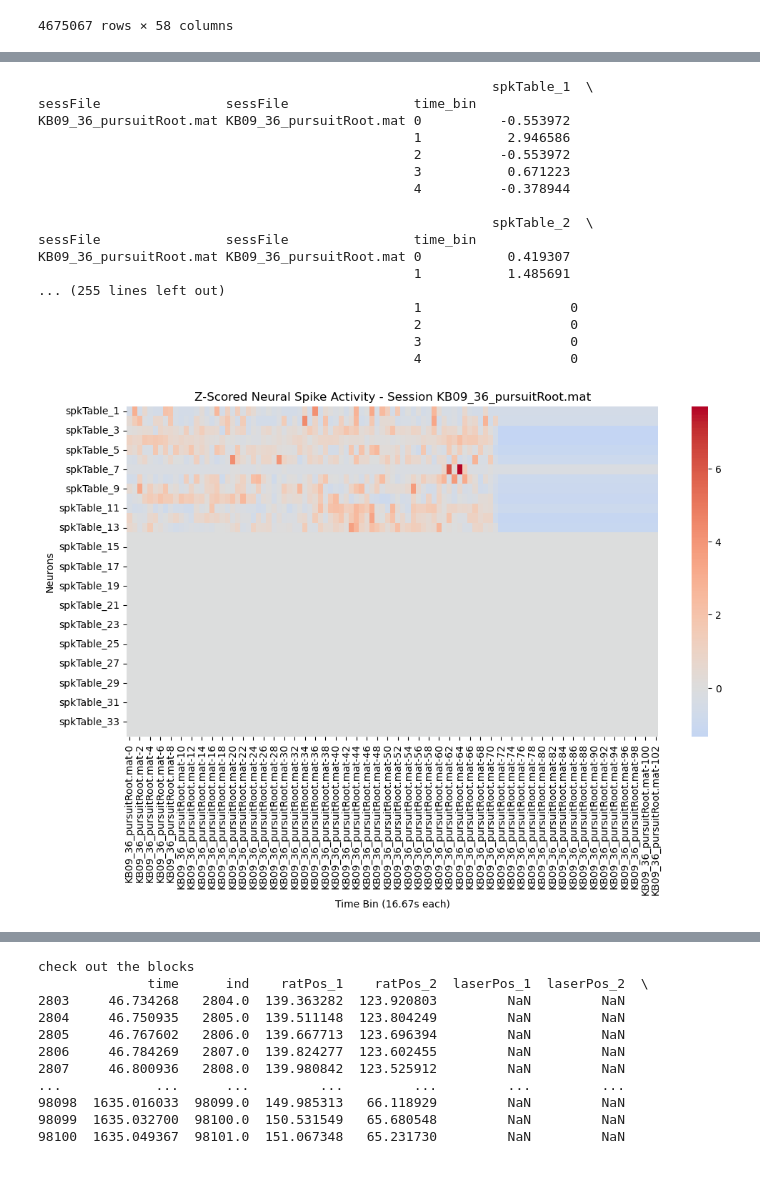
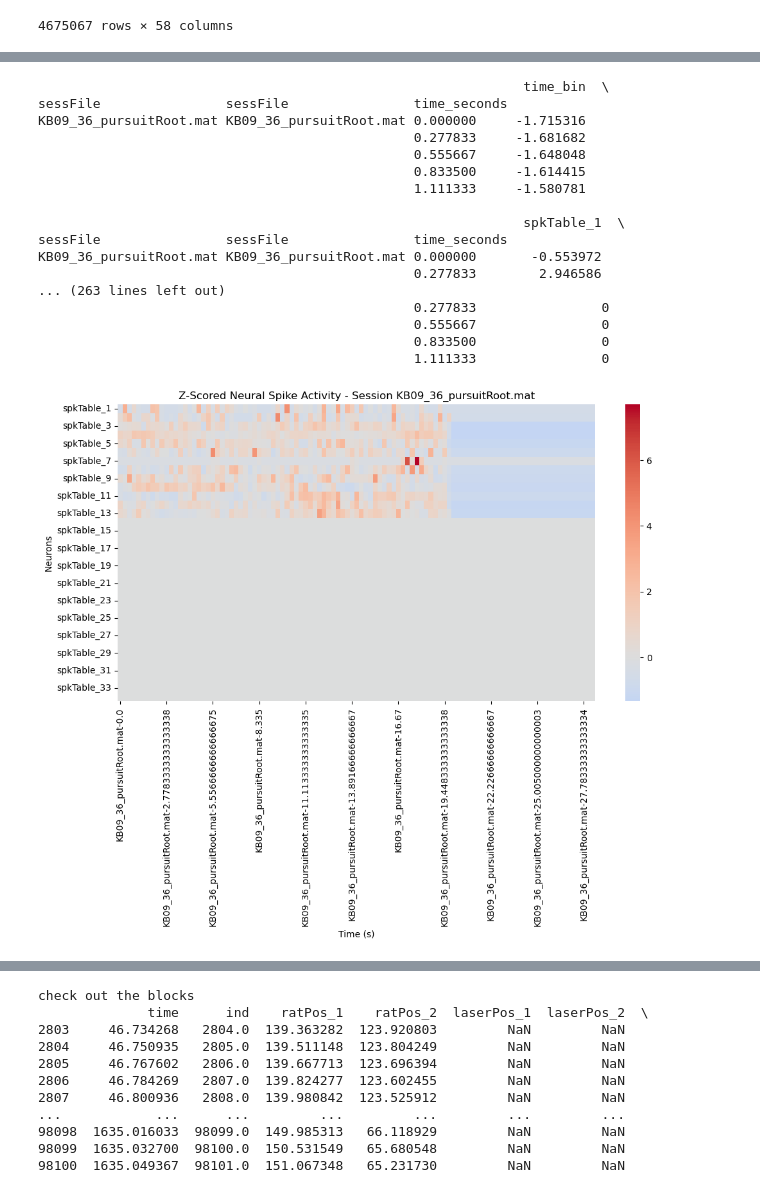
Before and after one commit to bigbrainmay/pursuit, a Jupyter notebook: May.ipynb, the cells around one changed output, grey strips where cells are left out. Drawn from its saved outputs; the diff is of its cells as text; code cells hidden in the pictures.

```diff
--- a/May.ipynb
+++ b/May.ipynb
@@ -355,4 +546,5 @@ KeyError: DataType(halffloat)
 # %%
+#plot heatmaps of neurons by session
 import pandas as pd
 import numpy as np
 import seaborn as sns
@@ -386,6 +578,7 @@ df["normalized_time"] = df["time"] - df["start_time"]
 ### 3️⃣ CREATE TIME BINS (16.67s) ###
 bin_width = 16.67  # Time bin size in seconds
 df["time_bin"] = (df["normalized_time"] // bin_width).astype(int)
+df["time_seconds"] = df["time_bin"] * (16.67 / 60)
 
 ### 4️⃣ AGGREGATE SPIKE COUNTS PER TIME BIN ###
 # Convert spike data to integers, replacing NaNs with 0
@@ -393,52 +586,61 @@ df[spike_columns] = df[spike_columns].fillna(0).astype(int)
 
 # Group by "sessFile" and "time_bin" to avoid mixing sessions
 df_binned = df.groupby(["sessFile", "time_bin"])[spike_columns].sum()
+df_binned = df_binned.reset_index()  # Reset index to keep 'time_bin'
+df_binned["time_seconds"] = df_binned["time_bin"] * (16.67 / 60)  # Convert to seconds
+df_binned = df_binned.set_index(["sessFile", "time_seconds"])  # Re-index using seconds
 
 ### 5️⃣ APPLY Z-SCORE NORMALIZATION PER NEURON, PER SESSION ###
 # Ensure z-score works even if variance is 0
 df_zscored = df_binned.groupby("sessFile").apply(lambda x: x.apply(lambda col: zscore(col, nan_policy="omit") if col.std() > 0 else col, axis=0))
 
 # Verify results
 print(df_zscored.head())
 
 ### 6️⃣ PLOT HEATMAP FOR EACH SESSION ###
 for session in df["sessFile"].unique():
     session_data = df_zscored.loc[session]  # Get session-specific data
 
+    # Remove 'time_bin' if it exists
+    if "time_bin" in session_data.columns:
+        session_data = session_data.drop(columns=["time_bin"])
+
     plt.figure(figsize=(12, 6))
-    sns.heatmap(session_data.T, cmap="coolwarm", center=0, cbar=True)
-    plt.xlabel("Time Bin (16.67s each)")
+    sns.heatmap(session_data.T, cmap="coolwarm", center=0, cbar=True, xticklabels=10)
+    plt.xlabel("Time (s)")
     plt.ylabel("Neurons")
     plt.title(f"Z-Scored Neural Spike Activity - Session {session}")
     plt.show()
+
+
 
 ### 7️⃣ OPTIONAL: RASTER PLOT (SPIKES OVER TIME) ###
 plt.figure(figsize=(12, 6))
 
 for neuron in spike_columns:
     neuron_data = df[df[neuron] > 0]  # Get rows where spikes occurred
-    plt.scatter(neuron_data["normalized_time"], np.full(len(neuron_data), neuron), s=2, color="black")
+    plt.scatter(neuron_data["time_seconds"], np.full(len(neuron_data), neuron), s=2, color="black")
 
-plt.xlabel("Time (s) Relative to Session Start")
+plt.xlabel("Time (s)")  # Updated label
 plt.ylabel("Neurons")
 plt.title("Spike Raster Plot")
 plt.show()
 # %% [output]
-                                                          spkTable_1  \
-sessFile                sessFile                time_bin
-KB09_36_pursuitRoot.mat KB09_36_pursuitRoot.mat 0          -0.553972
-                                                1           2.946586
-                                                2          -0.553972
-                                                3           0.671223
-                                                4          -0.378944
+                                                              time_bin  \
+sessFile                sessFile                time_seconds
+KB09_36_pursuitRoot.mat KB09_36_pursuitRoot.mat 0.000000     -1.715316
+                                                0.277833     -1.681682
+                                                0.555667     -1.648048
+                                                0.833500     -1.614415
+                                                1.111333     -1.580781
 
-                                                          spkTable_2  \
-sessFile                sessFile                time_bin
-KB09_36_pursuitRoot.mat KB09_36_pursuitRoot.mat 0           0.419307
-                                                1           1.485691
-... (255 lines left out)
-                                                1                   0
-                                                2                   0
-                                                3                   0
-                                                4                   0
+                                                              spkTable_1  \
+sessFile                sessFile                time_seconds
+KB09_36_pursuitRoot.mat KB09_36_pursuitRoot.mat 0.000000       -0.553972
+                                                0.277833        2.946586
+... (263 lines left out)
+                                                0.277833                0
+                                                0.555667                0
+                                                0.833500                0
+                                                1.111333                0
-[figure, old version]
+[figure, new version]
```
Also changed, not shown: parts of 9 cells of this notebook.
